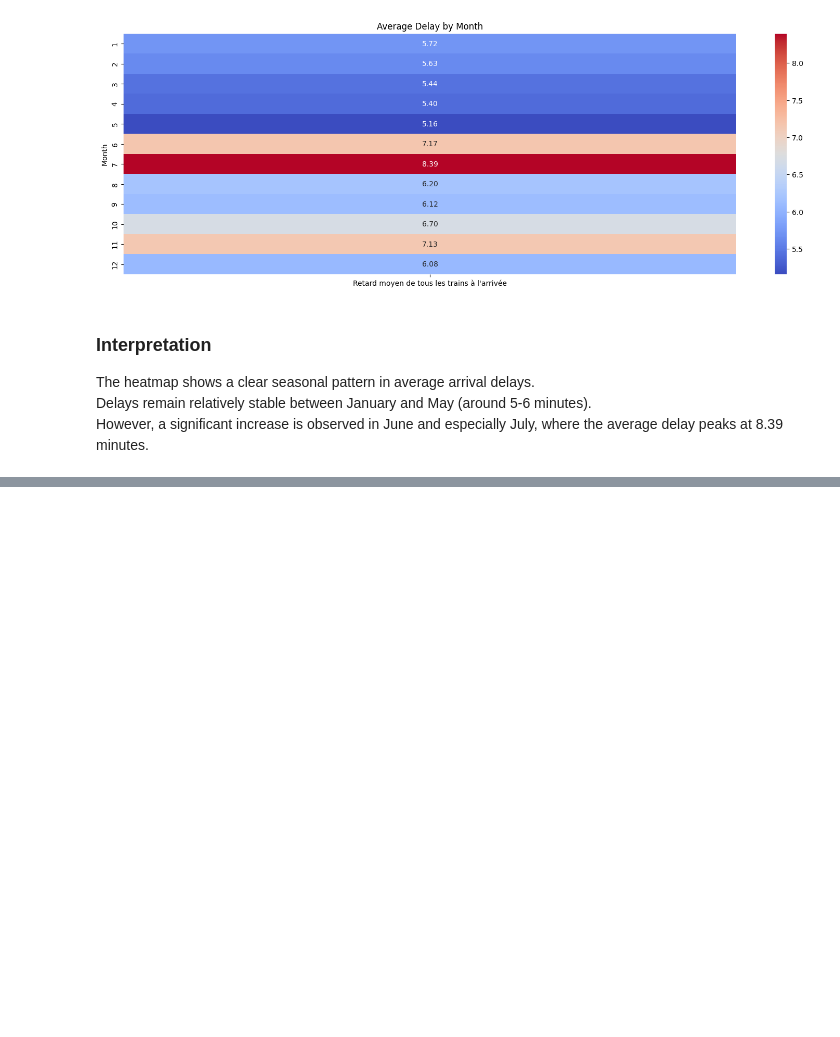
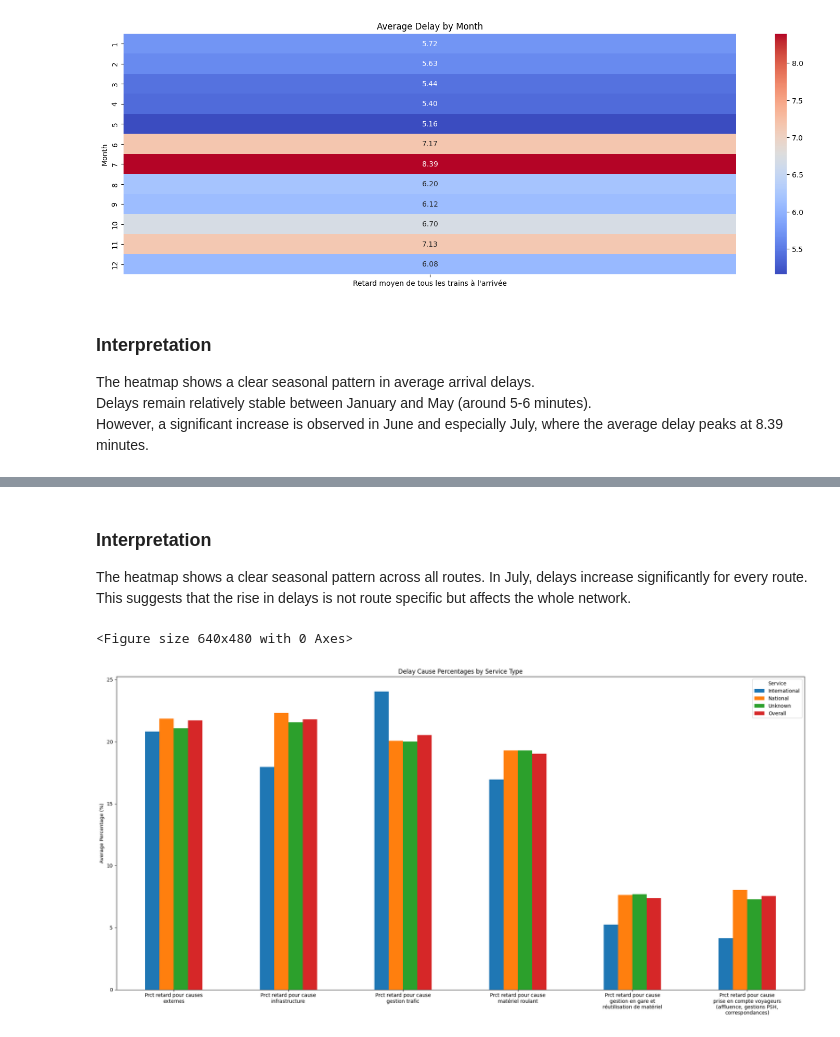
Before and after one commit to AlexandrG1209/tardis, a Jupyter notebook: tardis_eda.ipynb, the cells around one changed output, grey strips where cells are left out. Drawn from its saved outputs; the diff is of its cells as text; code cells hidden in the pictures; blank space fills up the shorter version.

```diff
--- a/tardis_eda.ipynb
+++ b/tardis_eda.ipynb
@@ -266,0 +298,30 @@ However, a significant increase is observed in June and especially July, where t
+# %% [markdown]
+### Interpretation
+
+The heatmap shows a clear seasonal pattern across all routes.
+In July, delays increase significantly for every route. This suggests that the rise in delays is not route specific but affects the whole network.
+# %%
+import textwrap
+prct_cols = [col for col in df.columns if col.lower().startswith("prct")]
+service_prct = df.groupby("Service")[prct_cols].mean()
+
+overall_prct = df[prct_cols].mean()
+service_prct.loc["Overall"] = overall_prct
+
+plt.figure()
+
+fg = service_prct.T.plot(kind="bar",figsize=(20,10))
+
+new_labels = [
+    "\n".join(textwrap.wrap(label, 25))
+    for label in service_prct.T.index]
+
+fg.set_xticklabels(new_labels, rotation=0)
+
+plt.title("Delay Cause Percentages by Service Type")
+plt.ylabel("Average Percentage (%)")
+plt.tight_layout()
+plt.show()
+# %% [output]
+<Figure size 640x480 with 0 Axes>
+[figure, added]
```
Also changed, not shown: parts of 4 cells of this notebook.
